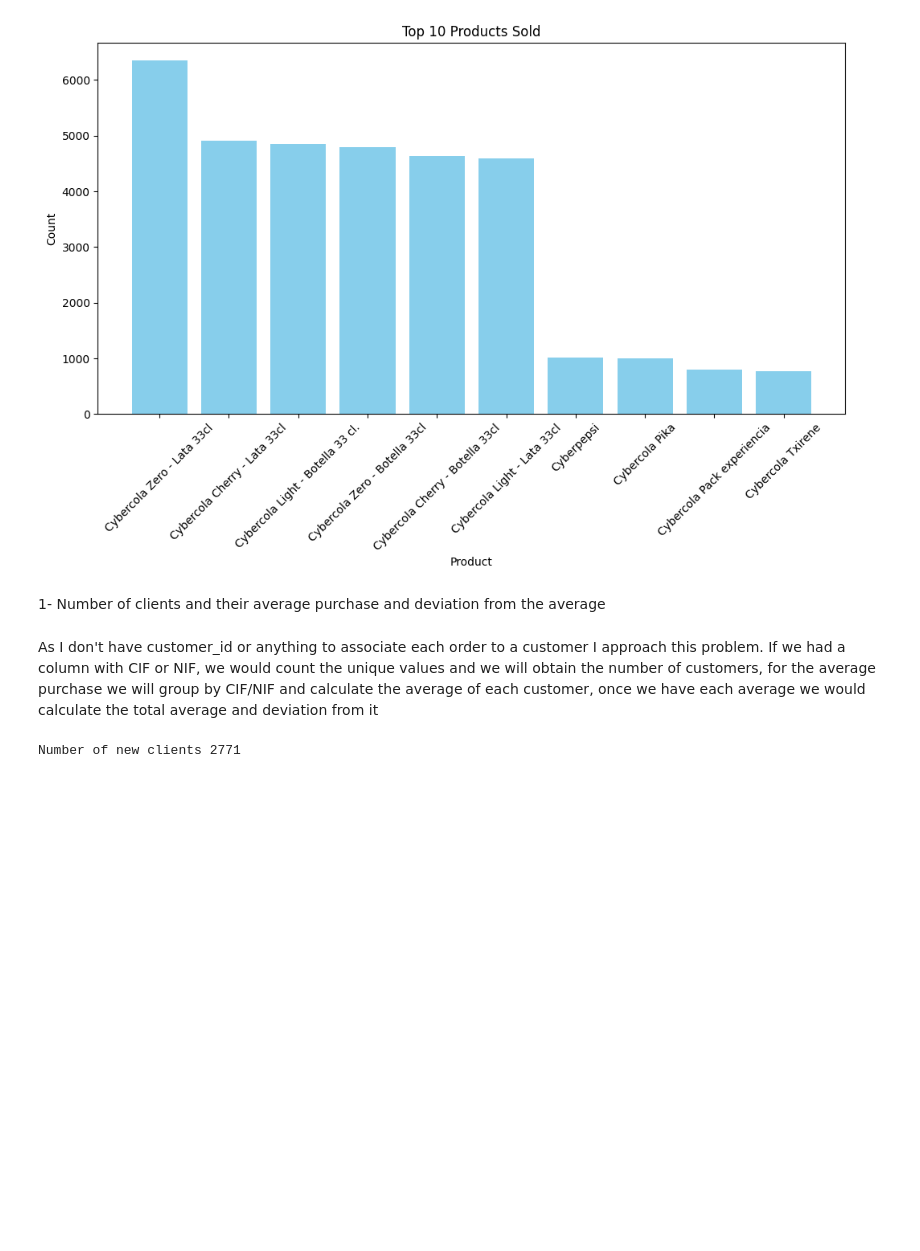
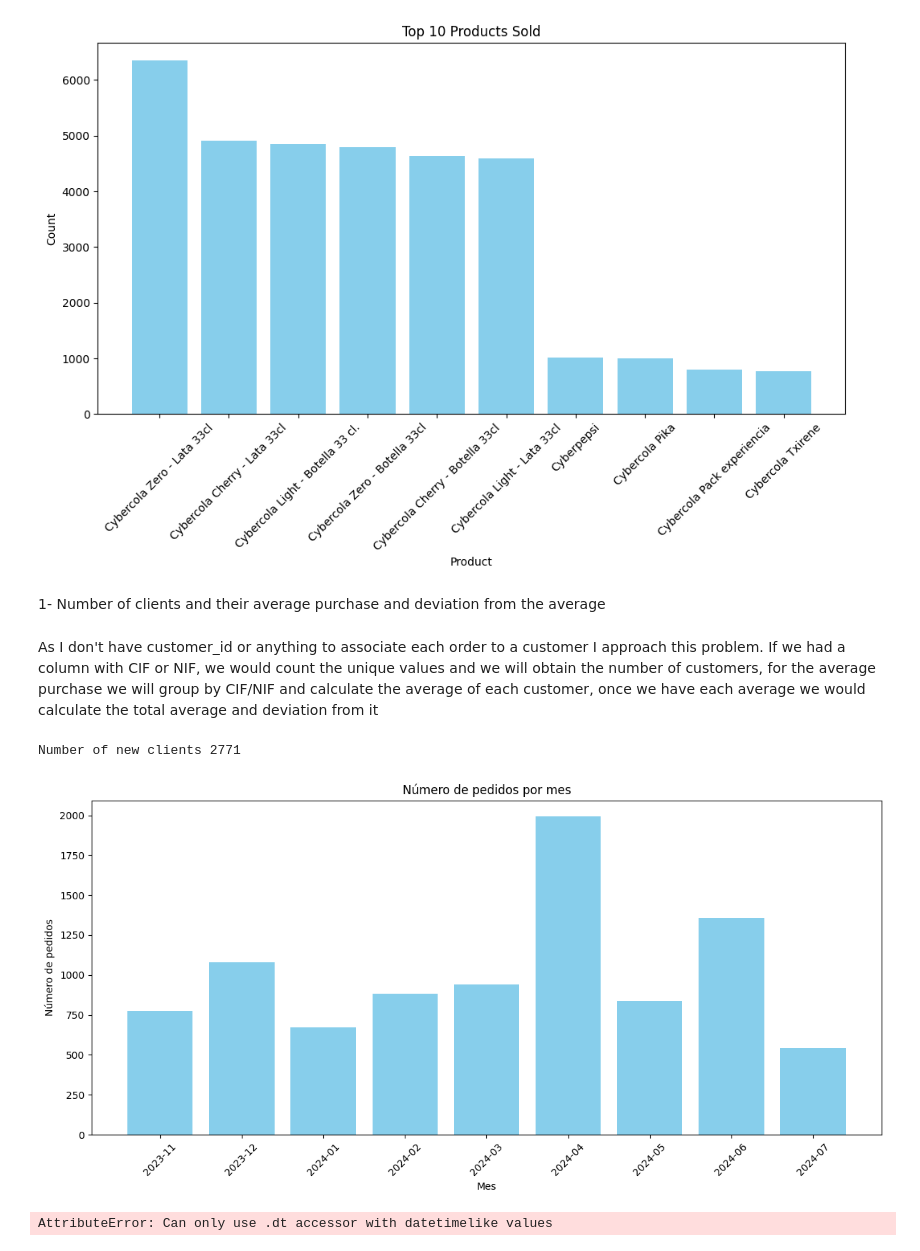
Before and after one commit to enricchust/entrevista_cyberclick, a Jupyter notebook: main.ipynb, the cells around one changed output. Saved outputs shown, nothing was run; the diff lists cells and outputs as text; code cells hidden in the pictures; blank space fills up the shorter version.

```diff
--- a/main.ipynb
+++ b/main.ipynb
@@ -64,0 +91,10 @@ Atribución:
+# %%
+# First we will format Ingresos netos(con formato) column to be numerical, and have the same aspect as Ingresos netos to compare
+
+# We can see that there is rows where Ingresos netos(con formato) have more than one number, this is because most of them are refunds,
+# So we interpret that it is the final balance of the operation. E.g if we are refunding an order of 30€ the numbers would be '30,00€ 0,00€'
+# Because 30 will be the amount returned and the final balance of the operation would be +30 -30 = 0.
+# So before format Ingresos netos con format we will put this into a new column called 'Balance final'
+
+originalDf['Ingresos netos (con formato)'] = originalDf['Ingresos netos (con formato)'].replace({'€': '', ',':'.'}, regex=True).astype(float)
+print(originalDf.head())
@@ -215,3 +275,35 @@ newClientsNoRefundDf = newClientsDf[newClientsDf['Estado'] != 'refunded']
 
 refundNewClientDfSep = refundNewClientDf['Producto(s)'].str.split(',')
 newClientsNoRefundDf = newClientsNoRefundDf['Producto(s)'].str.split(',')
+# %%
+noRefundDf.loc[:, 'Fecha'] = pd.to_datetime(noRefundDf['Fecha'], errors='coerce') # Ensure pass date to datetime
+
+monthly_orders = noRefundDf.groupby(noRefundDf['Fecha'].dt.to_period('M')).size().reset_index(name='Order Count')
+
+# Plot
+plt.figure(figsize=(12, 6))
+plt.bar(monthly_orders['Fecha'].astype(str), monthly_orders['Order Count'], color='skyblue')
+plt.xlabel('Mes')
+plt.ylabel('Número de pedidos')
+plt.title('Número de pedidos por mes')
+plt.xticks(rotation=45)
+plt.tight_layout()
+plt.show()
+# %% [output]
+[figure, added]
+# %%
+originalDf.loc[:, 'Fecha'] = pd.to_datetime(originalDf['Fecha'], errors='coerce') # Ensure pass date to datetime
+
+monthly_orders = originalDf.groupby(originalDf['Fecha'].dt.to_period('M')).size().reset_index(name='Order Count')
+
+# Plot
+plt.figure(figsize=(12, 6))
+plt.bar(monthly_orders['Fecha'].astype(str), monthly_orders['Order Count'], color='skyblue')
+plt.xlabel('Mes')
+plt.ylabel('Número de pedidos')
+plt.title('Número de pedidos por mes')
+plt.xticks(rotation=45)
+plt.tight_layout()
+plt.show()
+# %% [output]
+AttributeError: Can only use .dt accessor with datetimelike values
```
Also changed, not shown: parts of 8 cells of this notebook.
